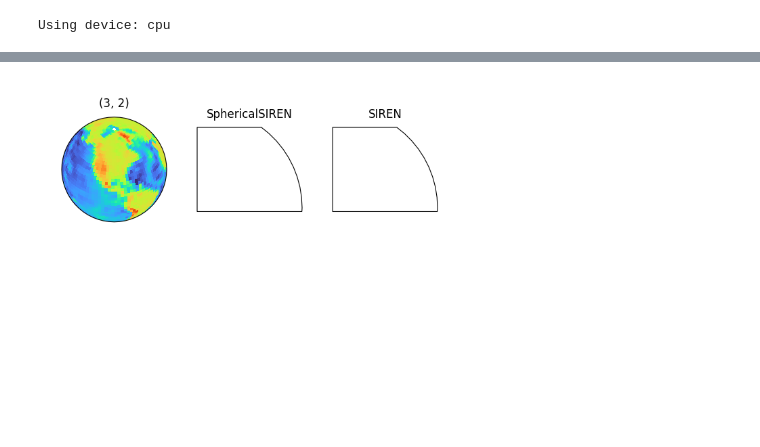
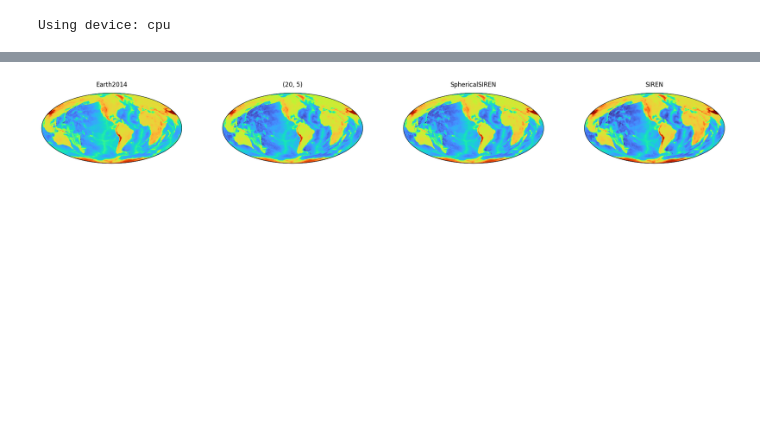
Before and after one commit to TheoHanon/TFE, a Jupyter notebook: SAMPTA/earth.ipynb, the cells around one changed output, grey strips where cells are left out. Cells and saved outputs as stored; diff of their text form; code cells hidden in the pictures; blank space fills up the shorter version.

```diff
--- a/SAMPTA/earth.ipynb
+++ b/SAMPTA/earth.ipynb
@@ -25,4 +29,5 @@ coefficients = pyshtools.datasets.Earth.Earth2014.tbi(lmax = 200)
 # %%
-world_map = coefficients.expand(lon = phi.numpy().flatten(),  colat = theta.numpy().flatten(), degrees=False, nthreads=0).reshape(nlat, nlon)
-world_map_test = coefficients.expand(lon = phi_test.numpy().flatten(), colat = theta_test.numpy().flatten(), degrees=False, nthreads=0).reshape(N_test)
+world_map = coefficients_train.expand(lon = phi.numpy().flatten(),  colat = theta.numpy().flatten(), degrees=False, nthreads=0).reshape(nlat, nlon)
+world_map_val = coefficients_train.expand(lon = phi_val.numpy().flatten(), colat = theta_val.numpy().flatten(), degrees=False, nthreads=0).reshape(N_val)
+world_map_test = coefficients_test.expand(lon = phi_test.numpy().flatten(), colat = theta_test.numpy().flatten(), degrees=False, nthreads=0).reshape(nlat_test, nlon_test)
 # %%
@@ -53,5 +62,5 @@ y_test = y_test.to(device)
 # %%
-activation_degrees = [(3, 2)]
+activation_degrees = [(10, 3)]
 dict_train_losses = {}
 dict_test_losses = {}
 dict_predictions = {}
@@ -64,7 +73,6 @@ for (deg_first, deg_subseq) in activation_degrees:
         Q = 3,
         hidden_features = 100,
         spectral_norm=True,
-        bias = True,
         activation = sph.Chebyshev(order = deg_subseq, alpha = 1.0),
         first_activation=sph.Chebyshev(order = deg_first, alpha = 1.0),
         device=device
@@ -75,16 +83,16 @@ for (deg_first, deg_subseq) in activation_degrees:
         model = shinr,
         x = X,
         y = y,
-        epochs = 200,#000,
+        epochs = 1000,#000,
         batch_size=2048,
         optimizer = torch.optim.Adam(shinr.parameters(), lr=1e-3),
         loss_fn= torch.nn.MSELoss(),
-        validation_data=(X_test, y_test),
+        validation_data=(X_val, y_val),
         device=device
         )
 
-    pred = shinr(X).cpu().detach().numpy().reshape(nlat, nlon)
-    dict_predictions[(deg_first, deg_subseq)] = scaler.inverse_transform(pred)
+    pred = shinr(X_test).cpu().detach().numpy()
+    dict_predictions[(deg_first, deg_subseq)] = scaler.inverse_transform(pred.reshape(-1, 1)).reshape(nlat_test, nlon_test)
 
 
 shinr = sph.SphericalNet(
@@ -101,14 +109,14 @@ dict_train_losses["SphericalSIREN"], dict_test_losses["SphericalSIREN"] = sph.tr
     model = shinr,
     x = X,
     y = y,
-    epochs = 200,#000,
+    epochs = 1000,#000,
     batch_size=2048,
     optimizer = torch.optim.Adam(shinr.parameters(), lr=1e-3),
     loss_fn= torch.nn.MSELoss(),
-    validation_data=(X_test, y_test),
+    validation_data=(X_val, y_val),
     device=device
     )
 
-pred = shinr(X).detach().numpy()
-dict_predictions["SphericalSIREN"] = scaler.inverse_transform(pred.reshape(-1, 1)).reshape(nlat, nlon)
+pred = shinr(X_test).detach().numpy()
+dict_predictions["SphericalSIREN"] = scaler.inverse_transform(pred.reshape(-1, 1)).reshape(nlat_test, nlon_test)
 # %% [output]
@@ -130,15 +138,15 @@ dict_train_losses["SIREN"], dict_test_losses["SIREN"] = sph.train(
     model = siren,
     x = X,
     y = y,
-    epochs = 200,#000,
+    epochs = 1000,#000,
     batch_size=2048,
-    optimizer = torch.optim.AdamW(siren.parameters(), lr=1e-3),
+    optimizer = torch.optim.Adam(siren.parameters(), lr=1e-3),
     loss_fn= torch.nn.MSELoss(),
-    validation_data=(X_test, y_test),
+    validation_data=(X_val, y_val),
     device = device
     )
 
 
-pred = siren(X).detach().numpy()
-dict_predictions["SIREN"] = scaler.inverse_transform(pred.reshape(-1, 1)).reshape(nlat, nlon)
+pred = siren(X_test).detach().numpy()
+dict_predictions["SIREN"] = scaler.inverse_transform(pred.reshape(-1, 1)).reshape(nlat_test, nlon_test)
 # %% [output]
@@ -154,11 +162,12 @@ plt.show()
 # %%
-fig = plt.figure(figsize=(10, 5))
-subfigs = fig.subfigures(2, 5)
+fig = plt.figure(figsize=(20, 5))
+subfigs = fig.subfigures(1, 4)
 subfigs = subfigs.flatten()
 
 for i, (label, pred) in enumerate(dict_predictions.items()):
-    sph.plot_sphere(pred, cmap = "turbo", title = label, central_latitude=40, central_longitude=-90, fig=subfigs[i])
+    sph.plot_sphere(pred, cmap = "turbo", title = label, central_latitude=40, central_longitude=-90, fig=subfigs[i+1], molweide=True)
 
+sph.plot_sphere(world_map_test, cmap = "turbo", title = "Earth2014", central_latitude=40, central_longitude=-90, fig=subfigs[0], molweide=True)
 plt.show()
 # %% [output]
-[figure, old version]
+[figure, new version]
```
Also changed, not shown: parts of 7 cells of this notebook.
